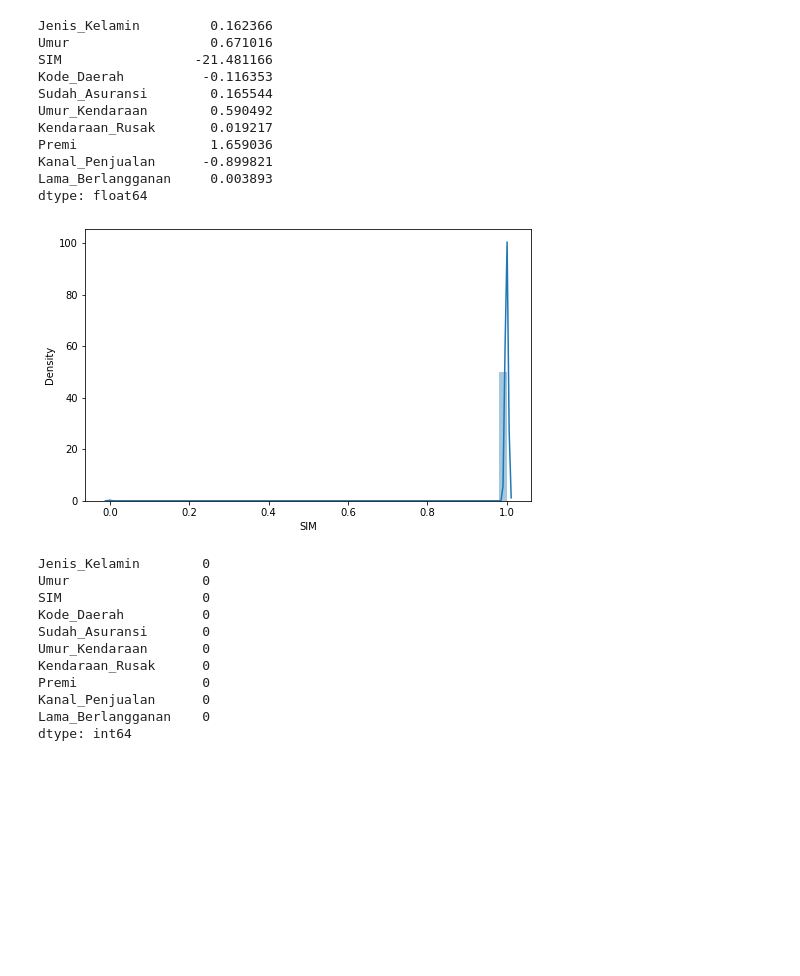
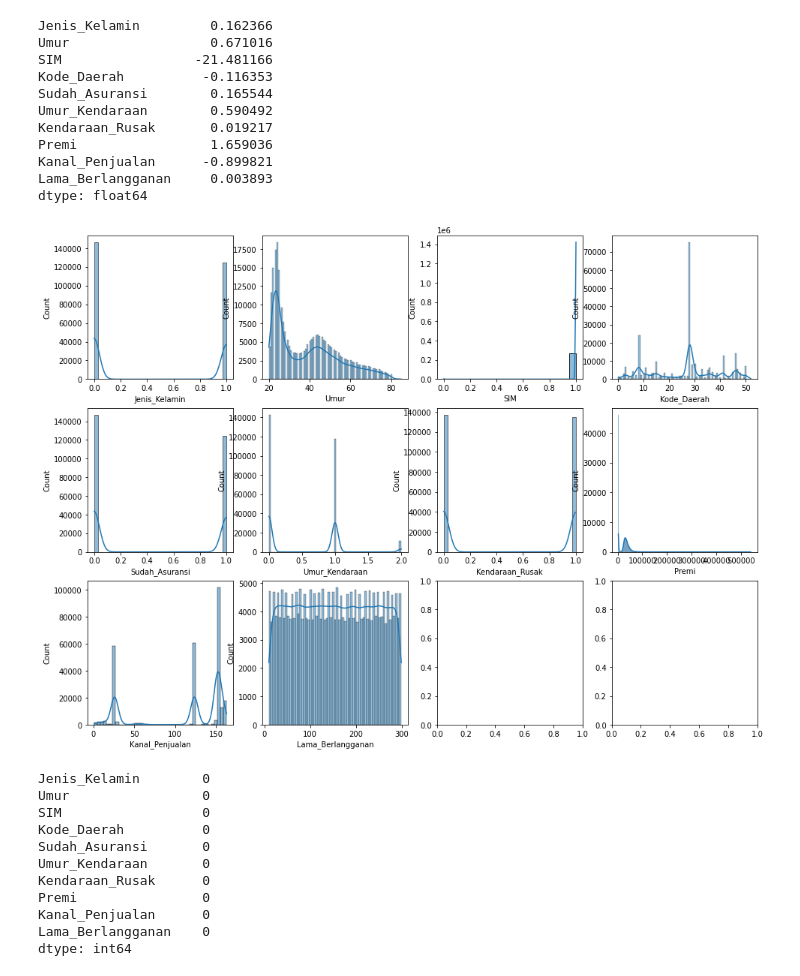
Before and after one commit to alfi2811/Tubes_Machine_Learning_Clustering, a Jupyter notebook: dataPreprocessing.ipynb, the cells around one changed output. Saved outputs shown, nothing was run; the diff lists cells and outputs as text; code cells hidden in the pictures; blank space fills up the shorter version.

Commit message:
add histplot

```diff
--- a/dataPreprocessing.ipynb
+++ b/dataPreprocessing.ipynb
@@ -120,11 +120,20 @@ Premi                 1.659036
 Kanal_Penjualan      -0.899821
 Lama_Berlangganan     0.003893
 dtype: float64
-# %%
-fig, ax = plt.subplots(figsize=(8, 5))
-sns.distplot(df_kend_train['SIM'])
-plt.show()
-# %% [output]
-[figure, removed]
+# %%
+fig, ax = plt.subplots(nrows= 3, ncols=4, figsize=(16,12))
+sns.histplot(x="Jenis_Kelamin", data=df_kend_train, kde=True, ax=ax[0,0])
+sns.histplot(x="Umur", data=df_kend_train, kde=True, ax=ax[0,1])
+sns.histplot(x="SIM", data=df_kend_train, kde=True, ax=ax[0,2])
+sns.histplot(x="Kode_Daerah", data=df_kend_train, kde=True, ax=ax[0,3])
+sns.histplot(x="Sudah_Asuransi", data=df_kend_train, kde=True, ax=ax[1,0])
+sns.histplot(x="Umur_Kendaraan", data=df_kend_train, kde=True, ax=ax[1,1])
+sns.histplot(x="Kendaraan_Rusak", data=df_kend_train, kde=True, ax=ax[1,2])
+sns.histplot(x="Premi", data=df_kend_train, kde=True, ax=ax[1,3])
+sns.histplot(x="Kanal_Penjualan", data=df_kend_train, kde=True, ax=ax[2,0])
+sns.histplot(x="Lama_Berlangganan", data=df_kend_train, kde=True, ax=ax[2,1])
+plt.show()
+# %% [output]
+[figure, added]
 # %%
 df_kend_train['SIM'] = df_kend_train['SIM'].fillna(df_kend_train['SIM'].median())
```
Also changed, not shown: parts of 3 cells of this notebook, 3 other files.
